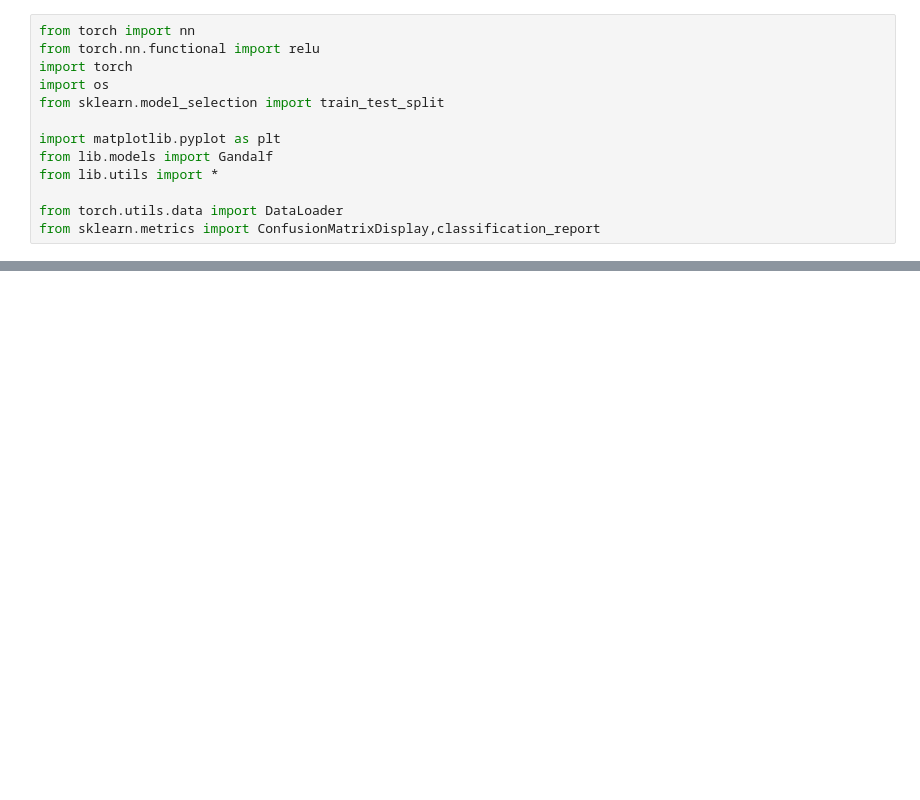
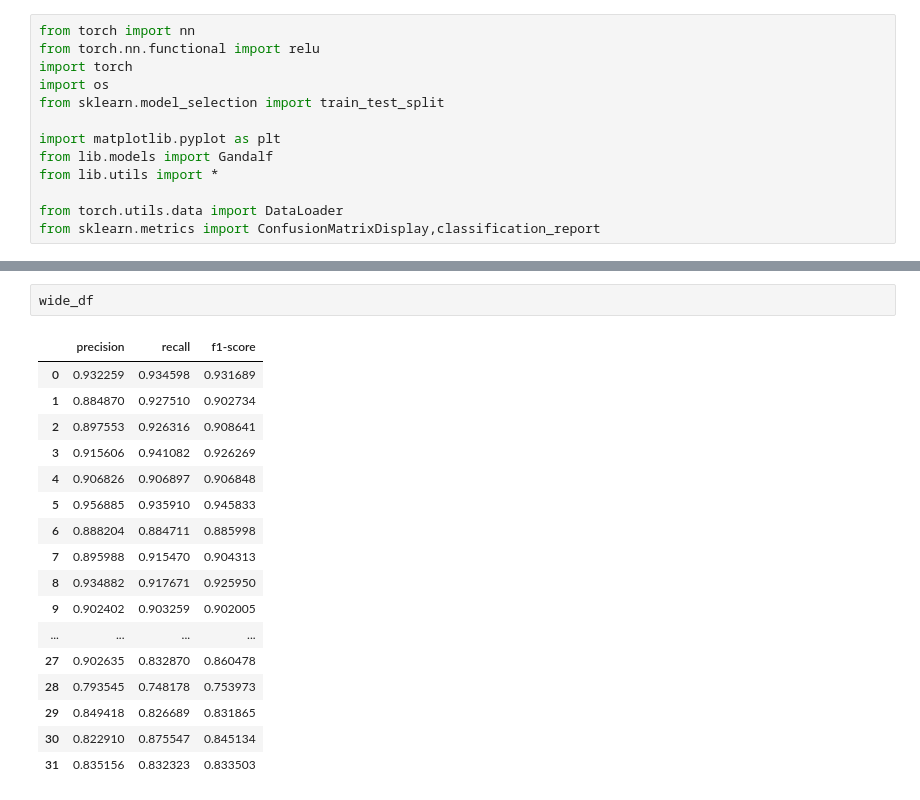
Before and after one commit to smithandrewk/sleep_ml, a Jupyter notebook: eval_gandalf.ipynb, the cells around one changed output, grey strips where cells are left out. Drawn from its saved outputs; the diff is of its cells as text; blank space fills up the shorter version.

```diff
--- a/eval_gandalf.ipynb
+++ b/eval_gandalf.ipynb
@@ -51,0 +110,20 @@ for FOLD,(train_ids,test_ids) in tqdm(enumerate(folds)):
+# %%
+wide_df
+# %% [output]
+|  | precision | recall | f1-score |
+| 0 | 0.932259 | 0.934598 | 0.931689 |
+| 1 | 0.884870 | 0.927510 | 0.902734 |
+| 2 | 0.897553 | 0.926316 | 0.908641 |
+| 3 | 0.915606 | 0.941082 | 0.926269 |
+| 4 | 0.906826 | 0.906897 | 0.906848 |
+| 5 | 0.956885 | 0.935910 | 0.945833 |
+| 6 | 0.888204 | 0.884711 | 0.885998 |
+| 7 | 0.895988 | 0.915470 | 0.904313 |
+| 8 | 0.934882 | 0.917671 | 0.925950 |
+| 9 | 0.902402 | 0.903259 | 0.902005 |
+| ... | ... | ... | ... |
+| 27 | 0.902635 | 0.832870 | 0.860478 |
+| 28 | 0.793545 | 0.748178 | 0.753973 |
+| 29 | 0.849418 | 0.826689 | 0.831865 |
+| 30 | 0.822910 | 0.875547 | 0.845134 |
+| 31 | 0.835156 | 0.832323 | 0.833503 |
```
Also changed, not shown: parts of 7 cells of this notebook, 1 other file.
